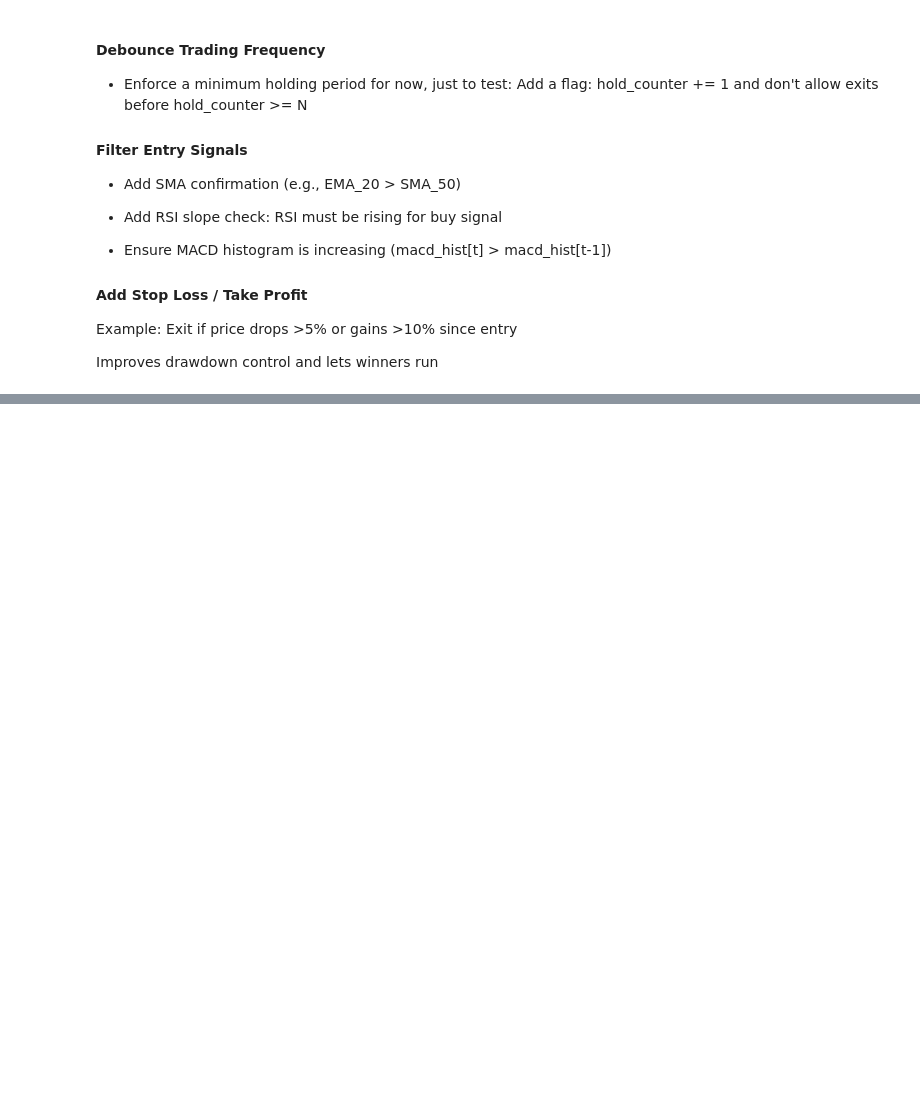
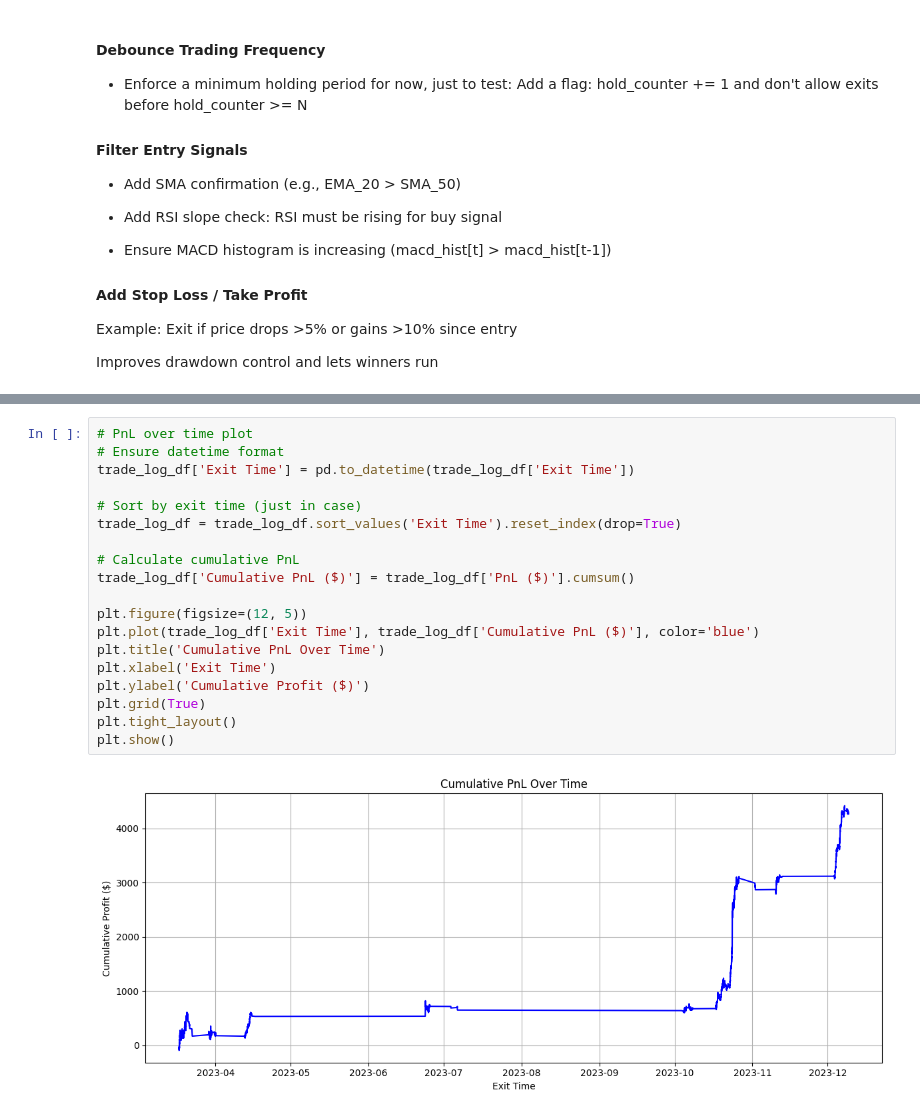
Before and after one commit to VegarGG/Crypto_Research, a Jupyter notebook: models/code/strategy_training.ipynb, the cells around one changed output, grey strips where cells are left out. Drawn from its saved outputs; the diff is of its cells as text; blank space fills up the shorter version.

```diff
--- a/models/code/strategy_training.ipynb
+++ b/models/code/strategy_training.ipynb
@@ -333,0 +616,21 @@ Improves drawdown control and lets winners run
+# %%
+# PnL over time plot
+# Ensure datetime format
+trade_log_df['Exit Time'] = pd.to_datetime(trade_log_df['Exit Time'])
+
+# Sort by exit time (just in case)
+trade_log_df = trade_log_df.sort_values('Exit Time').reset_index(drop=True)
+
+# Calculate cumulative PnL
+trade_log_df['Cumulative PnL ($)'] = trade_log_df['PnL ($)'].cumsum()
+
+plt.figure(figsize=(12, 5))
+plt.plot(trade_log_df['Exit Time'], trade_log_df['Cumulative PnL ($)'], color='blue')
+plt.title('Cumulative PnL Over Time')
+plt.xlabel('Exit Time')
+plt.ylabel('Cumulative Profit ($)')
+plt.grid(True)
+plt.tight_layout()
+plt.show()
+# %% [output]
+[figure, added]
```
Also changed, not shown: parts of 14 cells of this notebook.
